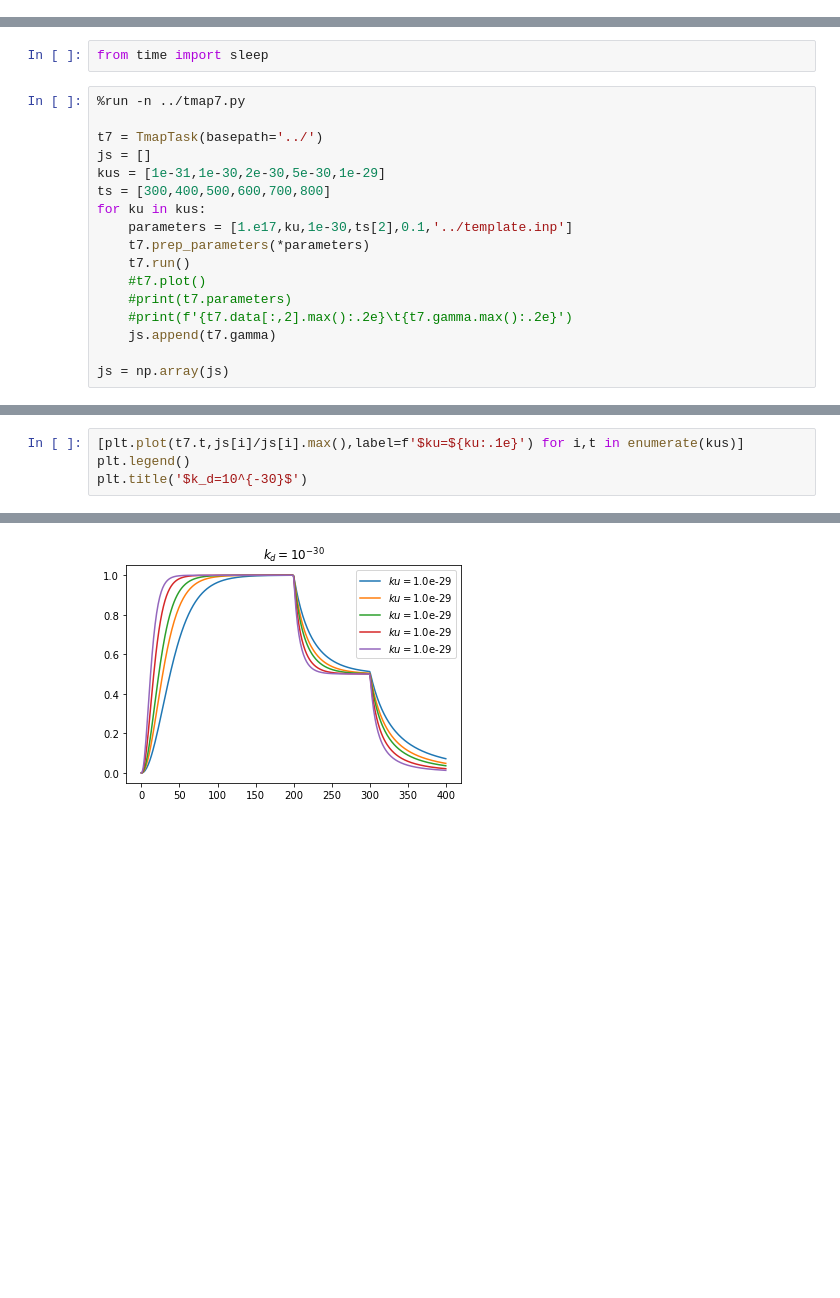
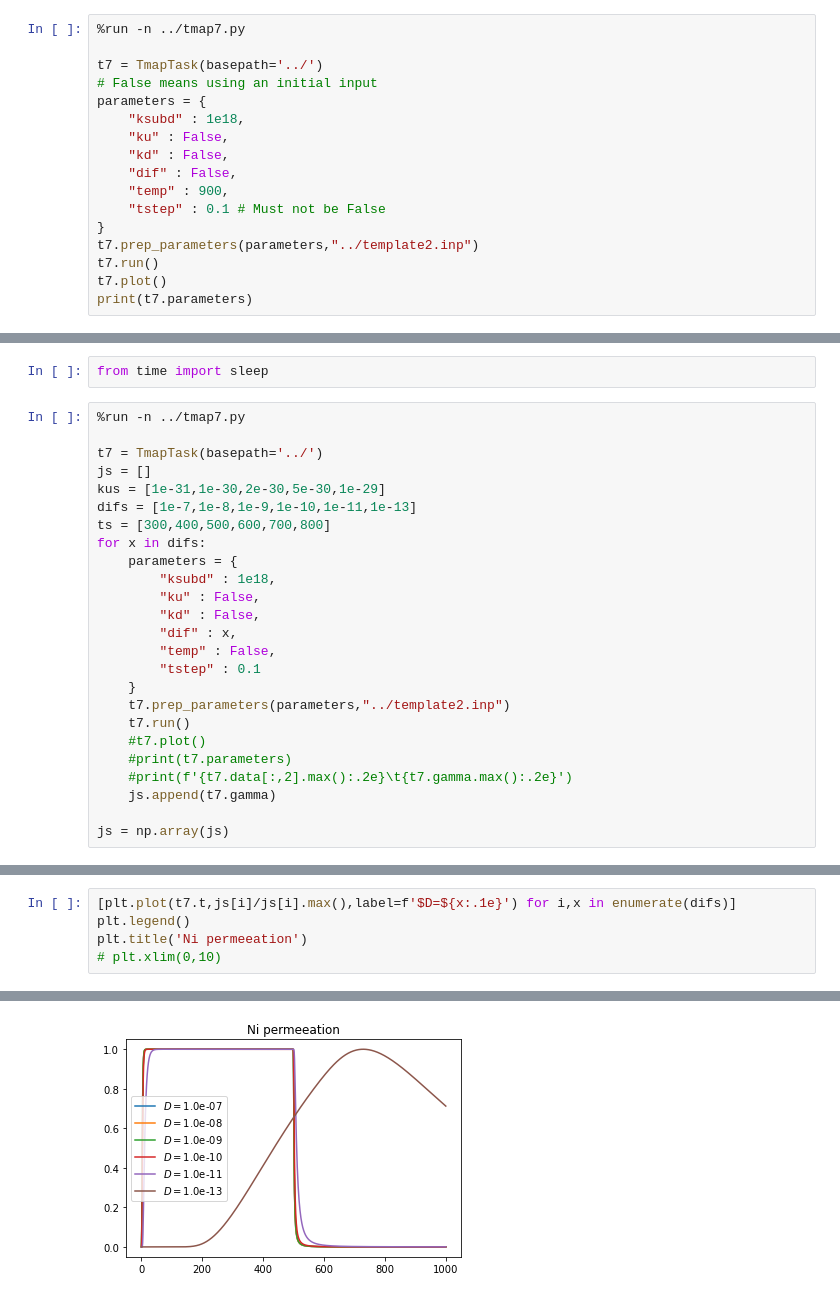
Before and after one commit to Kshora/pytmap7, a Jupyter notebook: examples/example.ipynb, the cells around one changed output, grey strips where cells are left out. Cells and saved outputs as stored; diff of their text form; blank space fills up the shorter version.

```diff
--- a/examples/example.ipynb
+++ b/examples/example.ipynb
@@ -59,0 +59,17 @@ t7.write_t7_instructions()
+# %%
+%run -n ../tmap7.py
+
+t7 = TmapTask(basepath='../')
+# False means using an initial input
+parameters = {
+    "ksubd" : 1e18,
+    "ku" : False,
+    "kd" : False,
+    "dif" : False,
+    "temp" : 900,
+    "tstep" : 0.1 # Must not be False
+}
+t7.prep_parameters(parameters,"../template2.inp")
+t7.run()
+t7.plot()
+print(t7.parameters)
@@ -67,10 +87,18 @@ from time import sleep
 t7 = TmapTask(basepath='../')
 js = []
 kus = [1e-31,1e-30,2e-30,5e-30,1e-29]
+difs = [1e-7,1e-8,1e-9,1e-10,1e-11,1e-13]
 ts = [300,400,500,600,700,800]
-for ku in kus:
-    parameters = [1.e17,ku,1e-30,ts[2],0.1,'../template.inp']
-    t7.prep_parameters(*parameters)
+for x in difs:
+    parameters = {
+        "ksubd" : 1e18,
+        "ku" : False,
+        "kd" : False,
+        "dif" : x,
+        "temp" : False,
+        "tstep" : 0.1
+    }
+    t7.prep_parameters(parameters,"../template2.inp")
     t7.run()
     #t7.plot()
     #print(t7.parameters)
@@ -87,6 +116,7 @@ run finished
 <Figure size 432x288 with 0 Axes>
 # %%
-[plt.plot(t7.t,js[i]/js[i].max(),label=f'$ku=${ku:.1e}') for i,t in enumerate(kus)]
+[plt.plot(t7.t,js[i]/js[i].max(),label=f'$D=${x:.1e}') for i,x in enumerate(difs)]
 plt.legend()
-plt.title('$k_d=10^{-30}$')
+plt.title('Ni permeeation')
+# plt.xlim(0,10)
 # %% [output]
@@ -94 +124 @@ Text(0.5, 1.0, '$k_d=10^{-30}$')
-[figure, old version]
+[figure, new version]
```
Also changed, not shown: parts of 9 cells of this notebook, 2 other files.
